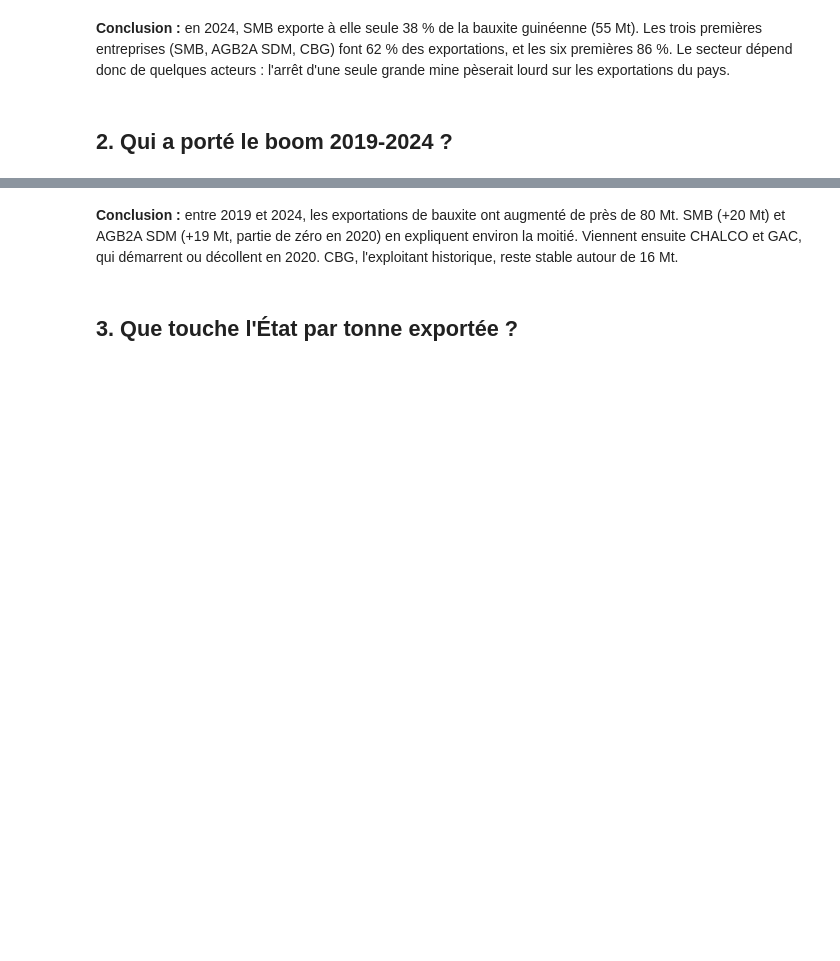
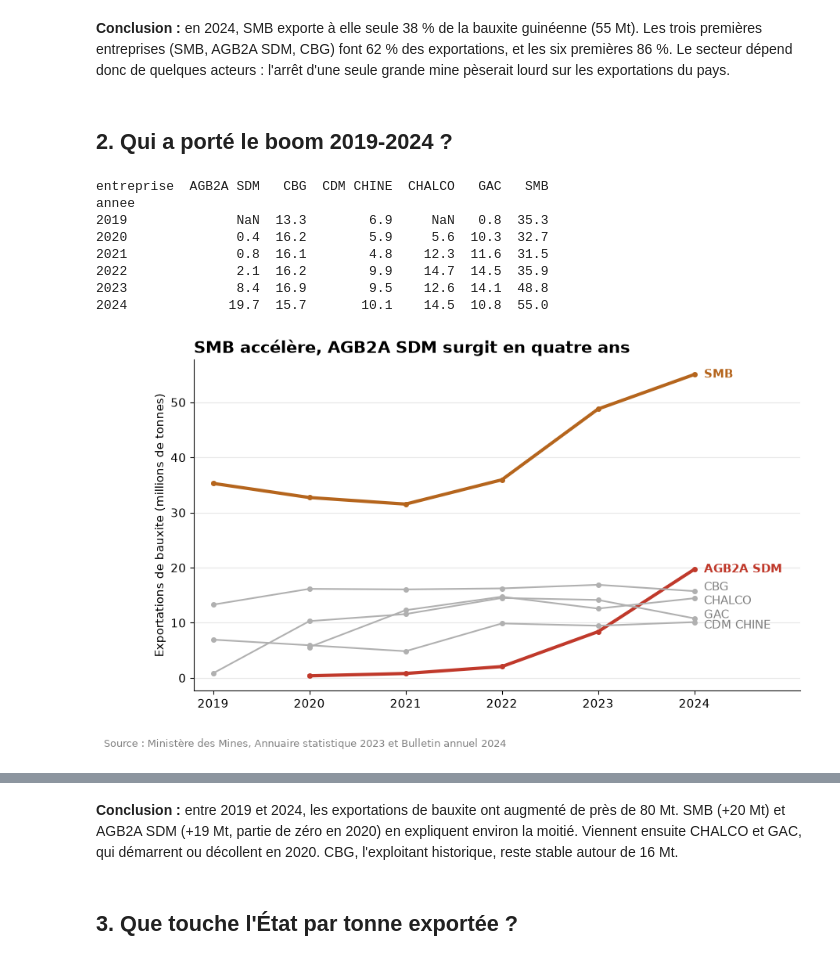
Before and after one commit to Ibrahdiallo224/guinee-mines-data, a Jupyter notebook: notebooks/02_entreprises_et_revenus.ipynb, the cells around one changed output, grey strips where cells are left out. Cells and saved outputs as stored; diff of their text form; code cells hidden in the pictures; blank space fills up the shorter version.

```diff
--- a/notebooks/02_entreprises_et_revenus.ipynb
+++ b/notebooks/02_entreprises_et_revenus.ipynb
@@ -57,14 +63,17 @@ graphique_parts_entreprises(parts, 2024)
 # %% [markdown]
 ## 2. Qui a porté le boom 2019-2024 ?
 # %%
-evolution = duckdb.sql(f"""
-    SELECT annee, entreprise, exportation_t / 1e6 AS millions_tonnes
-    FROM {BAUXITE}
-    WHERE entreprise IN (
-        SELECT entreprise FROM {BAUXITE} WHERE annee = 2024
-        ORDER BY exportation_t DESC LIMIT 6
-    )
-""").df()
+evolution = requete("02_evolution_top6", annee=2024).df()
 tableau = evolution.pivot(index="annee", columns="entreprise", values="millions_tonnes")
 print(tableau.round(1))
 graphique_evolution_entreprises(tableau, a_souligner=["SMB", "AGB2A SDM"])
+# %% [output]
+entreprise  AGB2A SDM   CBG  CDM CHINE  CHALCO   GAC   SMB
+annee
+2019              NaN  13.3        6.9     NaN   0.8  35.3
+2020              0.4  16.2        5.9     5.6  10.3  32.7
+2021              0.8  16.1        4.8    12.3  11.6  31.5
+2022              2.1  16.2        9.9    14.7  14.5  35.9
+2023              8.4  16.9        9.5    12.6  14.1  48.8
+2024             19.7  15.7       10.1    14.5  10.8  55.0
+[figure, added]
```
Also changed, not shown: parts of 14 cells of this notebook, 21 other files.
